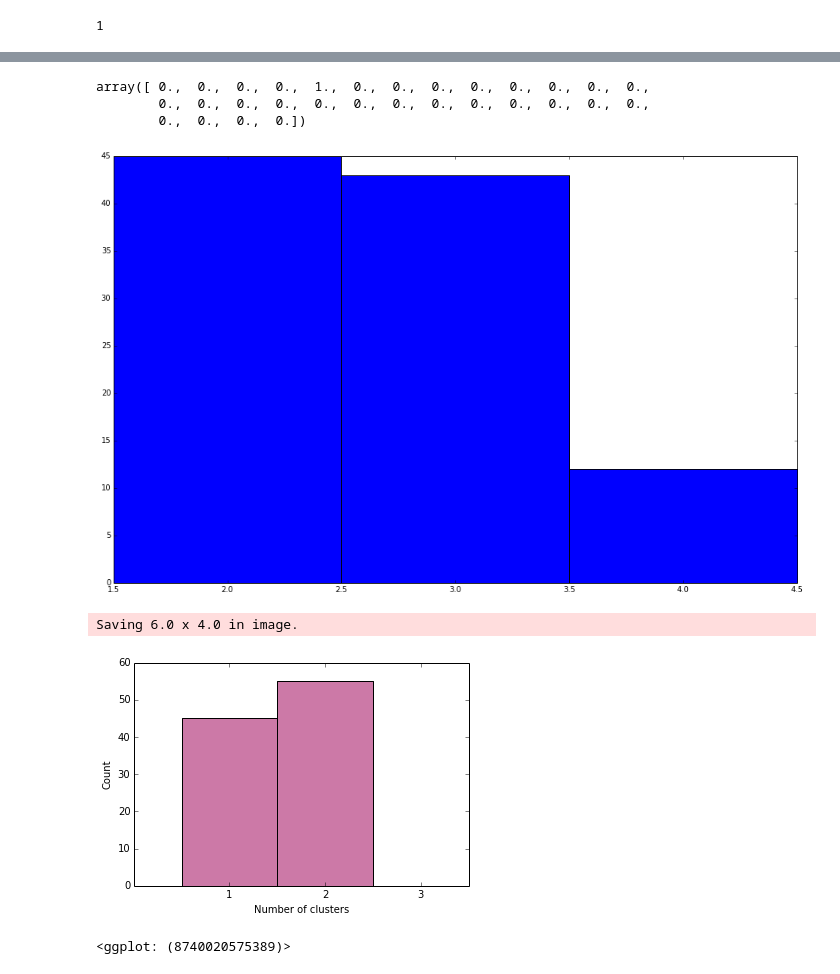
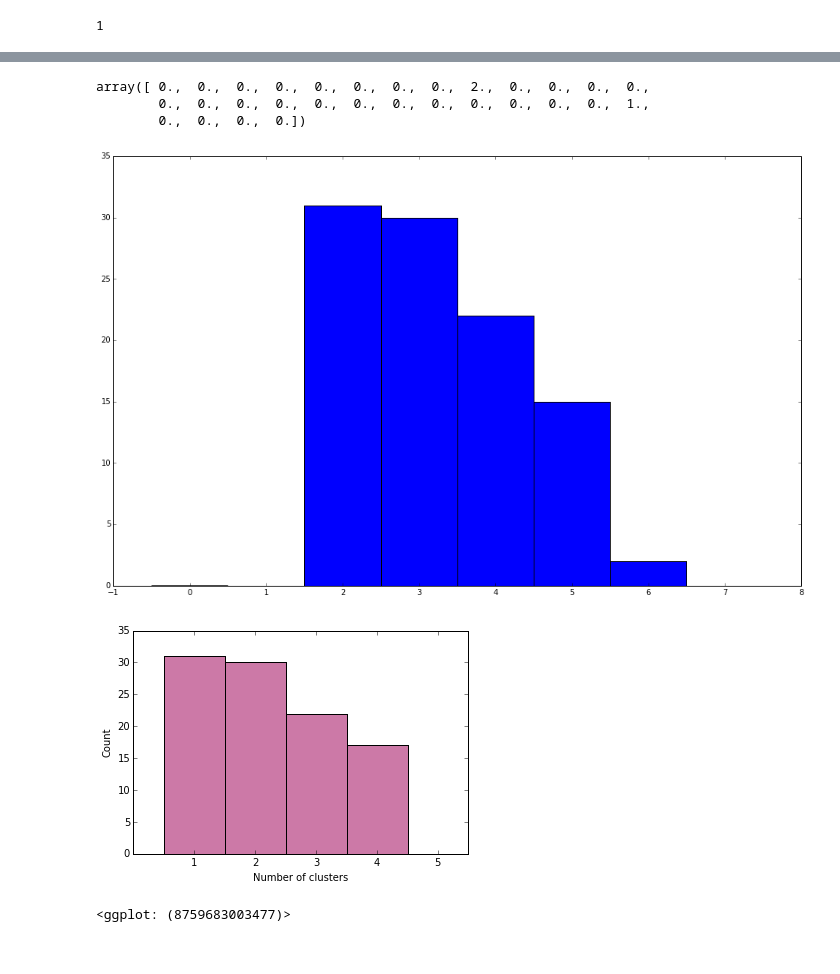
Before and after one commit to ap728/ppl-hormones, a Jupyter notebook: src/main.ipynb, the cells around one changed output, grey strips where cells are left out. Cells and saved outputs as stored; diff of their text form; code cells hidden in the pictures.

```diff
--- a/src/main.ipynb
+++ b/src/main.ipynb
@@ -61,7 +61,7 @@ v.sample('(cluster_membership 0)')
 # %%
 # Create data
 
-X_1 = np.linspace(0, 1, 10)
+X_1 = np.random.gamma(1, 1, 10)
 Y_1 = -0.2 + 0.5 * X_1 + 0.0 * X_1 * X_1
 Y_1 += 0.1 * np.random.randn(*X_1.shape)
 
@@ -139,8 +143,8 @@ for (cluster_index, x, y) in zip(cluster_memberships, X, Y):
 # %%
 cluster_memberships
 # %% [output]
-array([ 0.,  0.,  0.,  0.,  1.,  0.,  0.,  0.,  0.,  0.,  0.,  0.,  0.,
-        0.,  0.,  0.,  0.,  0.,  0.,  0.,  0.,  0.,  0.,  0.,  0.,  0.,
+array([ 0.,  0.,  0.,  0.,  0.,  0.,  0.,  0.,  2.,  0.,  0.,  0.,  0.,
+        0.,  0.,  0.,  0.,  0.,  0.,  0.,  0.,  0.,  0.,  0.,  0.,  1.,
         0.,  0.,  0.,  0.])
 # %%
 # # Sample in a loop to get distribution
@@ -196,28 +200,27 @@ plt.hist(samples, bins=(-1,0,1,2,3,4,5,6,7), align='right')
 
 plt.show()
 # %% [output]
-[figure, old version]
+[figure, new version]
 # %%
 # ggplot
 # Relies on list of samples generated from for loop above
 
 df = pd.DataFrame(samples,  columns=['cluster_num_count'])
 
 # subtract 0.5 from all values to center
 df['cluster_num_count'] = df['cluster_num_count']-0.5
 
-p = ggplot(aes(x='cluster_num_count'), data=df)
-p = (p + geom_histogram(binwidth=1, fill='#CC79A7') + theme_matplotlib() + xlim(0,(max(df['cluster_num_count'])+1)) +
-scale_x_continuous(breaks = range(1,10)) + xlab("Number of clusters") + ylab("Count"))
+p = ggplot.ggplot(ggplot.aes(x='cluster_num_count'), data=df)
+p = (p + ggplot.geom_histogram(binwidth=1, fill='#CC79A7') + ggplot.theme_matplotlib() + ggplot.xlim(0,(max(df['cluster_num_count'])+1)) +
+ggplot.scale_x_continuous(breaks = range(1,10)) + ggplot.xlab("Number of clusters") + ggplot.ylab("Count"))
 
 
 
-ggsave(p, "cluster_num_hist.pdf")
+# ggplot.ggsave(p, "cluster_num_hist.pdf")
 print(p)
 # %% [output]
+[figure, new version]
-Saving 6.0 x 4.0 in image.
+<ggplot: (8759683003477)>
-[figure, old version]
-<ggplot: (8740020575389)>
 # %%
 # Sample the parameters and draw a picture
 
```
Also changed, not shown: parts of 7 cells of this notebook.
